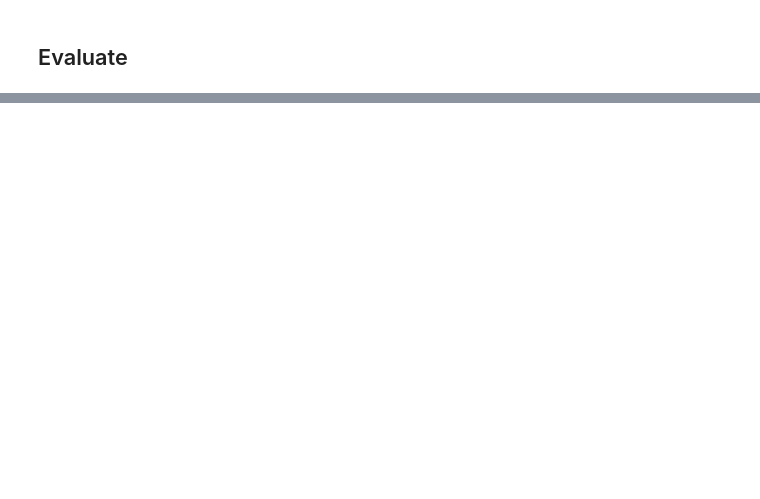
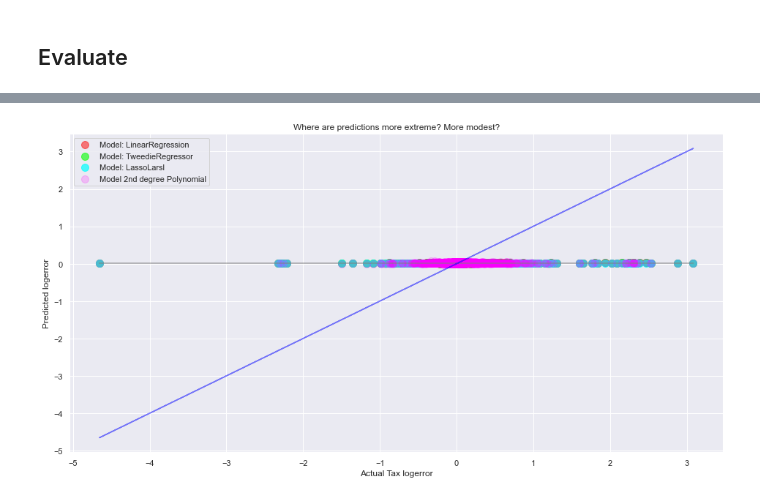
Before and after one commit to davidb-and-john/clustering-project, a Jupyter notebook: final_cluster_model.ipynb, the cells around one changed output, grey strips where cells are left out. Cells and saved outputs as stored; diff of their text form; code cells hidden in the pictures; blank space fills up the shorter version.

```diff
--- a/final_cluster_model.ipynb
+++ b/final_cluster_model.ipynb
@@ -958,0 +994,23 @@ Validation/Out-of-Sample:  0.1598745258900094
+# %%
+# y_validate.head()
+plt.figure(figsize=(16,8))
+plt.plot(y_validate.logerror, y_validate.logerror_mean, alpha=.5, color="gray", label='_nolegend_')
+
+plt.plot(y_validate.logerror, y_validate.logerror, alpha=.5, color="blue", label='_nolegend_')
+
+plt.scatter(y_validate.logerror, y_validate.logerror_pred_lm,
+            alpha=.5, color="red", s=100, label="Model: LinearRegression")
+plt.scatter(y_validate.logerror, y_validate.logerror_pred_glm,
+            alpha=.6, color="lime", s=100, label="Model: TweedieRegressor")
+plt.scatter(y_validate.logerror, y_validate.logerror_pred_lars,
+            alpha=.7, color="cyan", s=100, label="Model: LassoLarsl")
+plt.scatter(y_validate.logerror, y_validate.logerror_pred_lm2,
+            alpha=.2, color="magenta", s=100, label="Model 2nd degree Polynomial")
+plt.legend()
+plt.xlabel("Actual Tax logerror")
+plt.ylabel("Predicted logerror")
+plt.title("Where are predictions more extreme? More modest?")
+
+plt.show()
+# %% [output]
+[figure, added]
```
Also changed, not shown: parts of 29 cells of this notebook, 1 other file.
